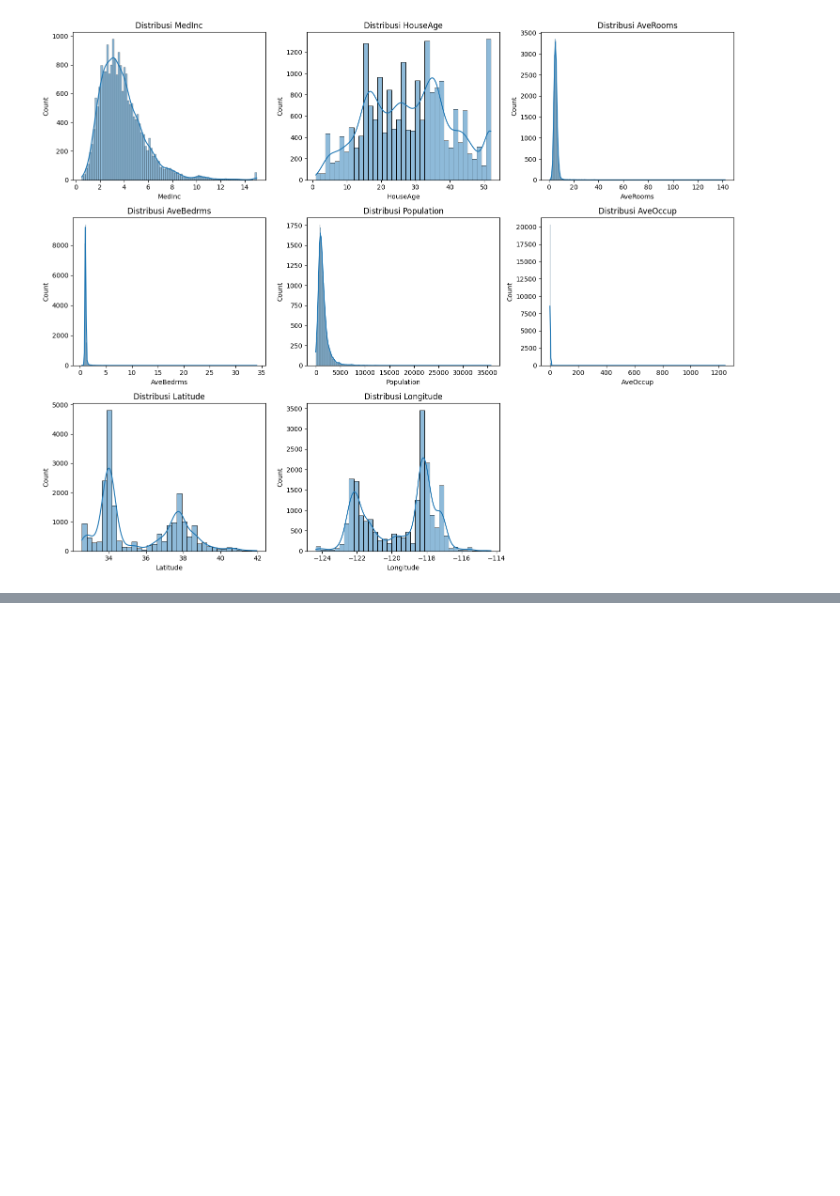
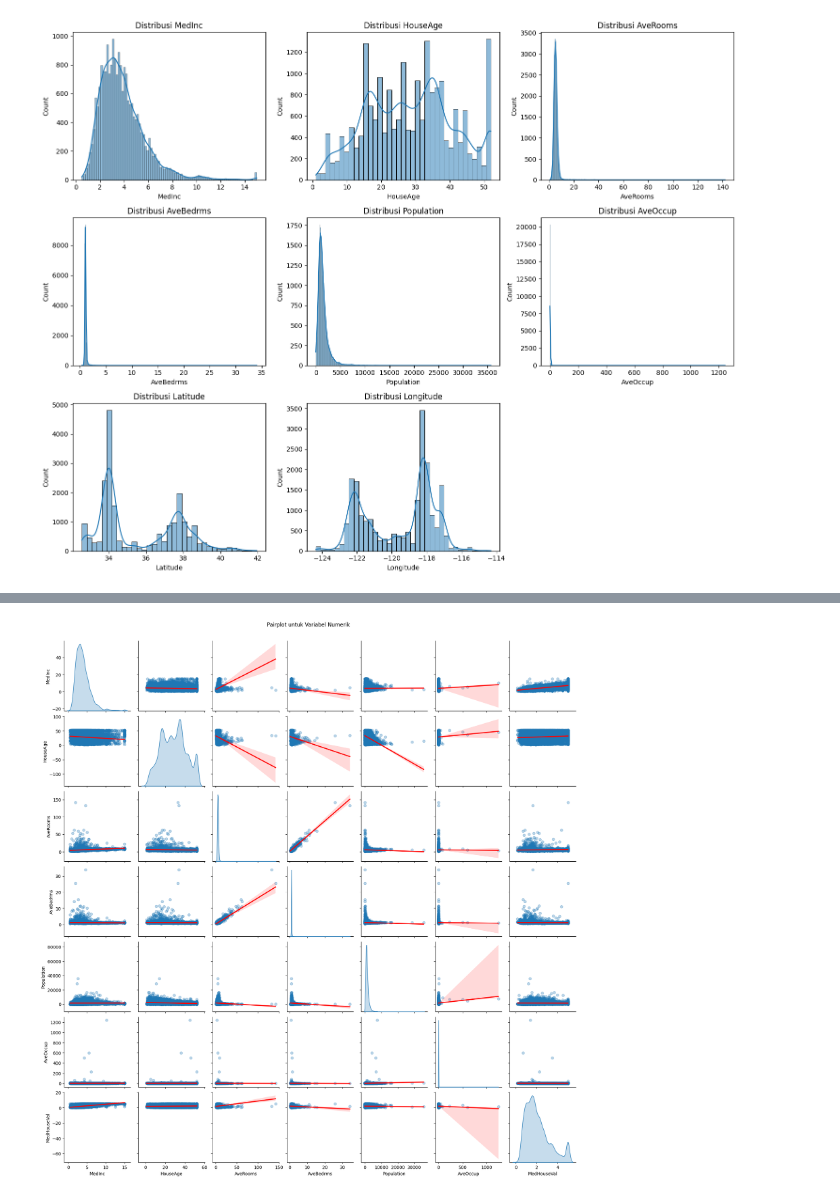
Before and after one commit to RekoNF/EDV_Tugas-and-Quiz, a Jupyter notebook: UTS/UTS_Semester 2.ipynb, the cells around one changed output, grey strips where cells are left out. Drawn from its saved outputs; the diff is of its cells as text; code cells hidden in the pictures; blank space fills up the shorter version.

```diff
--- a/UTS/UTS_Semester 2.ipynb
+++ b/UTS/UTS_Semester 2.ipynb
@@ -98,0 +107,23 @@ plt.show()
+# %%
+# Pilih kolom relevan (tanpa Latitude & Longitude)
+kolom_relevan = [
+    'MedInc', 'HouseAge', 'AveRooms', 'AveBedrms',
+    'Population', 'AveOccup', 'MedHouseVal'
+]
+
+# Simpan hasil pairplot ke variabel 'g'
+g = sns.pairplot(
+    data[kolom_relevan],
+    diag_kind='kde',        # diagonal: kurva distribusi
+    kind='reg',       # off-diagonal: scatter plot
+    plot_kws={
+        'scatter_kws' :{'alpha': 0.3},
+        'line_kws': {'color': 'red'}
+    }# titik semi-transparan agar tidak penuh
+)
+
+# Judul dipasang lewat g.fig, bukan plt
+g.fig.suptitle("Pairplot untuk Variabel Numerik", y=1.02)
+plt.show()
+# %% [output]
+[figure, added]
```
Also changed, not shown: parts of 5 cells of this notebook.
